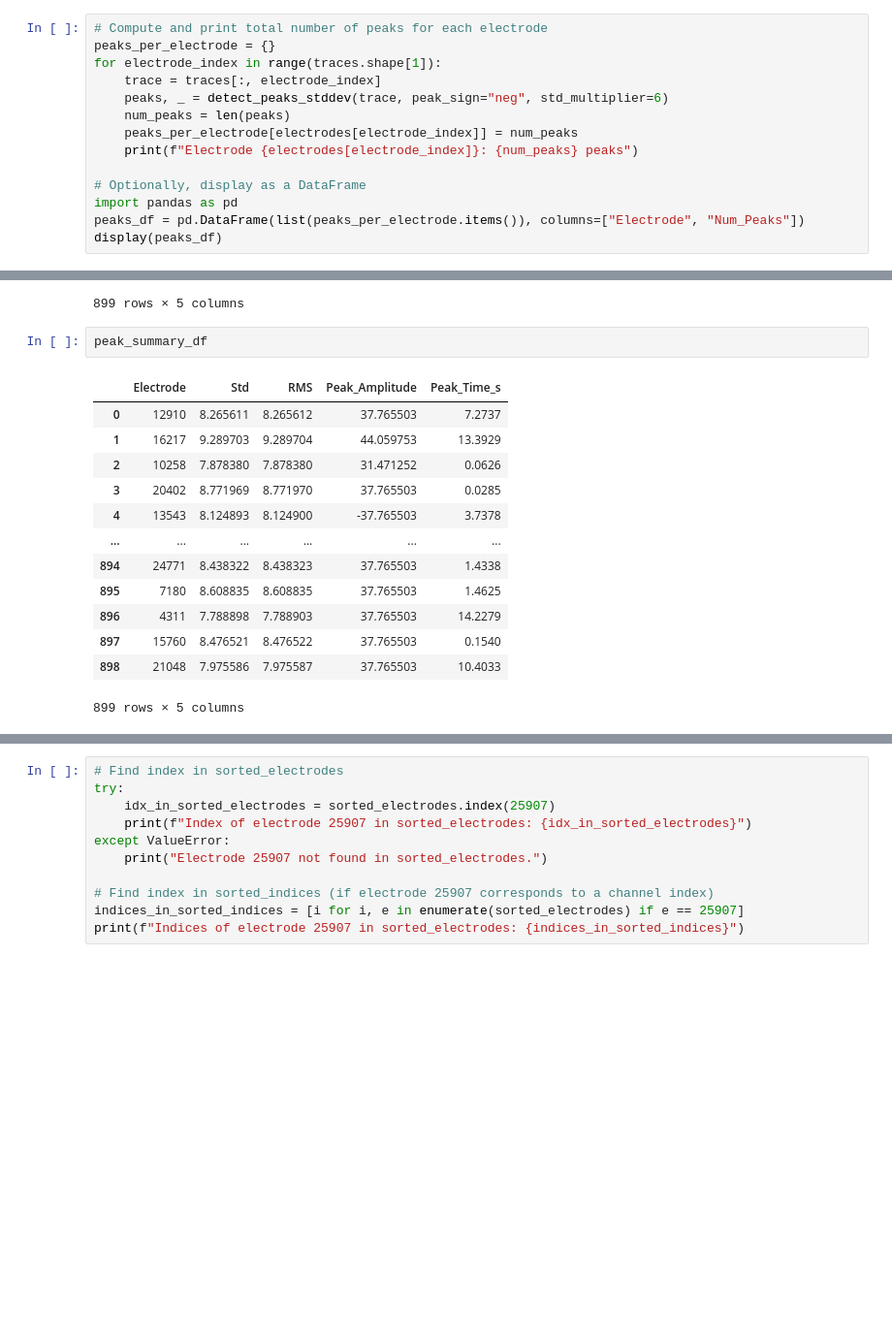
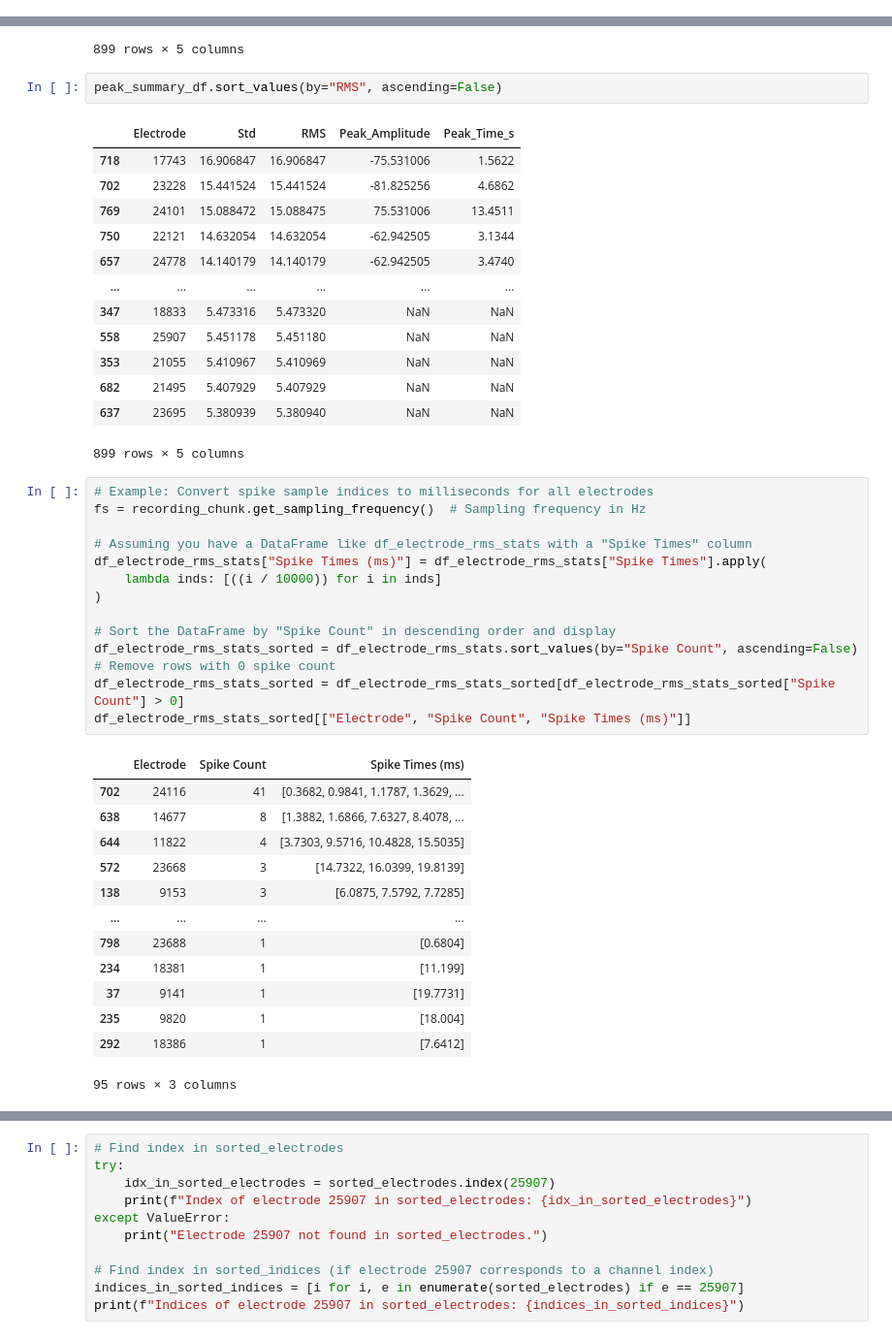
Before and after one commit to roybens/MEA_Analysis, a Jupyter notebook: IPNAnalysis/BrianSliceanalysis.ipynb, the cells around one changed output, grey strips where cells are left out. Shown at 97% size. Cells and saved outputs as stored; diff of their text form; blank space fills up the shorter version.

```diff
--- a/IPNAnalysis/BrianSliceanalysis.ipynb
+++ b/IPNAnalysis/BrianSliceanalysis.ipynb
@@ -713,17 +731,3 @@ num_peaks = len(peaks)
 print(f"Total number of peaks for electrode {electrodes[electrode_index]}: {num_peaks}")
 # %% [output]
 Total number of peaks for electrode 13541: 38
-# %%
-# Compute and print total number of peaks for each electrode
-peaks_per_electrode = {}
-for electrode_index in range(traces.shape[1]):
-    trace = traces[:, electrode_index]
-    peaks, _ = detect_peaks_stddev(trace, peak_sign="neg", std_multiplier=6)
-    num_peaks = len(peaks)
-    peaks_per_electrode[electrodes[electrode_index]] = num_peaks
-    print(f"Electrode {electrodes[electrode_index]}: {num_peaks} peaks")
-
-# Optionally, display as a DataFrame
-import pandas as pd
-peaks_df = pd.DataFrame(list(peaks_per_electrode.items()), columns=["Electrode", "Num_Peaks"])
-display(peaks_df)
@@ -868,19 +841,47 @@ Electrode 21048: Std = 7.98, RMS = 7.98, Peak Amplitude = 37.77, Time = 10.403 s
 | 897 | 15760 | 8.476521 | 8.476522 | 37.765503 | 0.1540 |
 | 898 | 21048 | 7.975586 | 7.975587 | 37.765503 | 10.4033 |
 899 rows × 5 columns
-# %%
-peak_summary_df
-# %% [output]
-|  | Electrode | Std | RMS | Peak_Amplitude | Peak_Time_s |
-| 0 | 12910 | 8.265611 | 8.265612 | 37.765503 | 7.2737 |
-| 1 | 16217 | 9.289703 | 9.289704 | 44.059753 | 13.3929 |
-| 2 | 10258 | 7.878380 | 7.878380 | 31.471252 | 0.0626 |
-| 3 | 20402 | 8.771969 | 8.771970 | 37.765503 | 0.0285 |
-| 4 | 13543 | 8.124893 | 8.124900 | -37.765503 | 3.7378 |
-| ... | ... | ... | ... | ... | ... |
-| 894 | 24771 | 8.438322 | 8.438323 | 37.765503 | 1.4338 |
-| 895 | 7180 | 8.608835 | 8.608835 | 37.765503 | 1.4625 |
-| 896 | 4311 | 7.788898 | 7.788903 | 37.765503 | 14.2279 |
-| 897 | 15760 | 8.476521 | 8.476522 | 37.765503 | 0.1540 |
-| 898 | 21048 | 7.975586 | 7.975587 | 37.765503 | 10.4033 |
-899 rows × 5 columns
+# %%
+peak_summary_df.sort_values(by="RMS", ascending=False)
+# %% [output]
+|  | Electrode | Std | RMS | Peak_Amplitude | Peak_Time_s |
+| 718 | 17743 | 16.906847 | 16.906847 | -75.531006 | 1.5622 |
+| 702 | 23228 | 15.441524 | 15.441524 | -81.825256 | 4.6862 |
+| 769 | 24101 | 15.088472 | 15.088475 | 75.531006 | 13.4511 |
+| 750 | 22121 | 14.632054 | 14.632054 | -62.942505 | 3.1344 |
+| 657 | 24778 | 14.140179 | 14.140179 | -62.942505 | 3.4740 |
+| ... | ... | ... | ... | ... | ... |
+| 347 | 18833 | 5.473316 | 5.473320 | NaN | NaN |
+| 558 | 25907 | 5.451178 | 5.451180 | NaN | NaN |
+| 353 | 21055 | 5.410967 | 5.410969 | NaN | NaN |
+| 682 | 21495 | 5.407929 | 5.407929 | NaN | NaN |
+| 637 | 23695 | 5.380939 | 5.380940 | NaN | NaN |
+899 rows × 5 columns
+# %%
+# Example: Convert spike sample indices to milliseconds for all electrodes
+fs = recording_chunk.get_sampling_frequency()  # Sampling frequency in Hz
+
+# Assuming you have a DataFrame like df_electrode_rms_stats with a "Spike Times" column
+df_electrode_rms_stats["Spike Times (ms)"] = df_electrode_rms_stats["Spike Times"].apply(
+    lambda inds: [((i / 10000)) for i in inds]
+)
+
+# Sort the DataFrame by "Spike Count" in descending order and display
+df_electrode_rms_stats_sorted = df_electrode_rms_stats.sort_values(by="Spike Count", ascending=False)
+# Remove rows with 0 spike count
+df_electrode_rms_stats_sorted = df_electrode_rms_stats_sorted[df_electrode_rms_stats_sorted["Spike Count"] > 0]
+df_electrode_rms_stats_sorted[["Electrode", "Spike Count", "Spike Times (ms)"]]
+# %% [output]
+|  | Electrode | Spike Count | Spike Times (ms) |
+| 702 | 24116 | 41 | [0.3682, 0.9841, 1.1787, 1.3629, ... |
+| 638 | 14677 | 8 | [1.3882, 1.6866, 7.6327, 8.4078, ... |
+| 644 | 11822 | 4 | [3.7303, 9.5716, 10.4828, 15.5035] |
+| 572 | 23668 | 3 | [14.7322, 16.0399, 19.8139] |
+| 138 | 9153 | 3 | [6.0875, 7.5792, 7.7285] |
+| ... | ... | ... | ... |
+| 798 | 23688 | 1 | [0.6804] |
+| 234 | 18381 | 1 | [11.199] |
+| 37 | 9141 | 1 | [19.7731] |
+| 235 | 9820 | 1 | [18.004] |
+| 292 | 18386 | 1 | [7.6412] |
+95 rows × 3 columns
```
Also changed, not shown: parts of 5 cells of this notebook.
